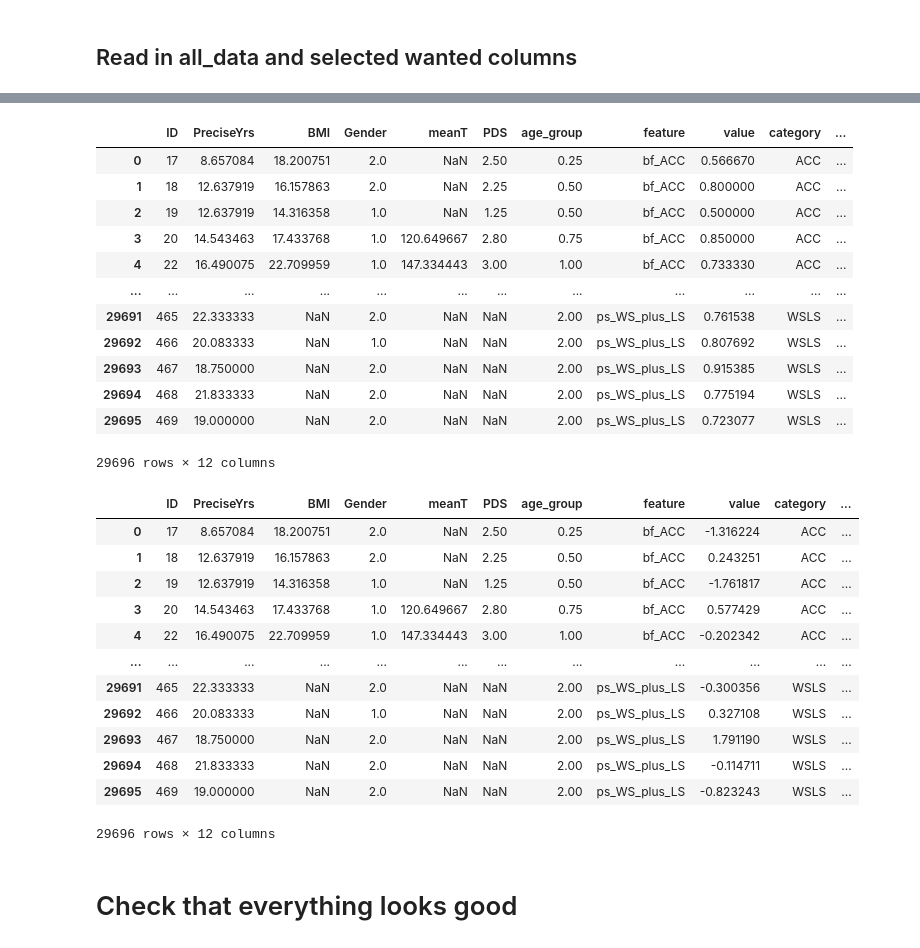
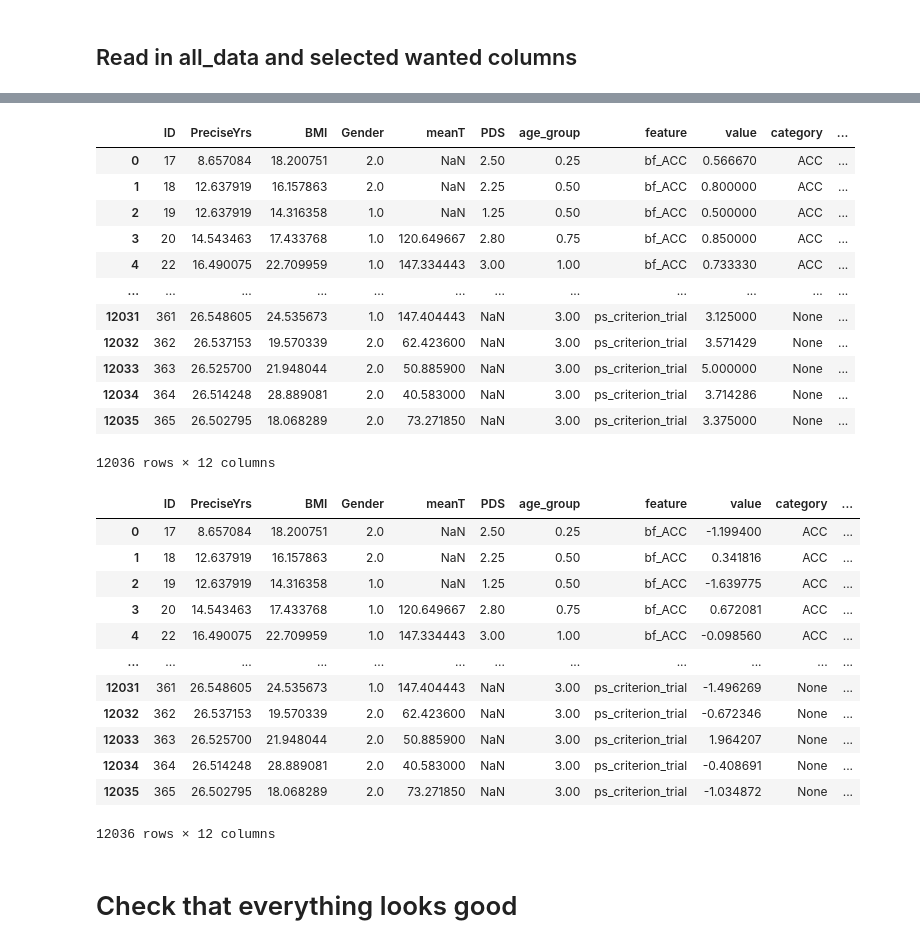
Before and after one commit to MariaEckstein/SLCN, a Jupyter notebook: models/MetaSLCN-2FormatAll_data.ipynb, the cells around one changed output, grey strips where cells are left out. Saved outputs shown, nothing was run; the diff lists cells and outputs as text; code cells hidden in the pictures.

```diff
--- a/models/MetaSLCN-2FormatAll_data.ipynb
+++ b/models/MetaSLCN-2FormatAll_data.ipynb
@@ -54,8 +35,8 @@ wanted_cols = [
 
     # Parameters
     'bf_alpha', 'bf_nalpha', 'bf_1_over_beta', 'bf_forget',
-    'rl_alpha', 'rl_persev', 'rl_forget', 'rl_wm', 'rl_epsilon', 'rl_K',
-    'ps_alpha', 'ps_nalpha', 'ps_1_over_beta_RL', 'ps_persev_RL', 'ps_1_over_beta_BF', 'ps_persev_BF', 'ps_p_switch', 'ps_p_reward',
+    'rl_log_alpha', 'rl_log_nalpha', 'rl_forget', 'rl_rho', 'rl_epsilon_1_over_beta', 'rl_K',
+    'ps_alpha', 'ps_nalpha', 'ps_1_over_beta_rl', 'ps_persev_rl', 'ps_1_over_beta_bf', 'ps_persev_bf', 'ps_p_switch', 'ps_p_reward',
 
     # Additional measures
     'rl_ACC_ns2_minus_ns5', 'rl_ACC_ns2_minus_ns5_delta', 'rl_RT_ns5_minus_ns2', 'rl_nsslope',
@@ -63,22 +44,13 @@ wanted_cols = [
     'ps_n_switches', 'ps_WLS', 'ps_LWS', 'ps_criterion_trial',
 #     'bf_exponential',
 ]
-
-wsls_cols = [col for col in all_data_cols if ('WS' in col) or ('LS' in col)]
-
-choice_param_cols = []
-update_param_cols = []
-for col in all_data_cols:
-    if ('beta' in col) or ('epsilon' in col) or ('forget' in col):
-        choice_param_cols += [col]
-    if 'alpha' in col:
-        update_param_cols += [col]
 # %% [markdown]
 # Format all_data
 # %% [markdown]
 ## Read in all_data and selected wanted columns
 # %%
-all_data = pd.read_csv(os.path.join(data_path, "all_data.csv"), index_col=0)
+all_data = pd.read_csv(os.path.join(data_save_path, "all_data_raw.csv"), index_col=0)
 all_data = all_data[wanted_cols]
+all_data.to_csv(os.path.join(data_save_path, 'all_data.csv'))
 all_data
 # %% [output]
@@ -123,7 +97,7 @@ See the caveats in the documentation: http://pandas.pydata.org/pandas-docs/stabl
 # %%
 def wsls_row_bool(feature):
 
-    if ('WS' in feature) or ('LS' in feature):
+    if ('WLS' in feature) or ('LWS' in feature):
         return True
     else:
         return False
@@ -138,13 +112,9 @@ def get_category_from_feature(data):
     category = data['feature'].apply(name_from_index, names=param_names + category_cols)
     category[category == 'p_switch_emp'] = 'ACC'
     category[category == 'p_reward'] = 'alpha'
-    category[data.feature.apply(wsls_row_bool)] = 'WSLS'
-#     data['category'] = data['feature'].apply(name_from_index, names=param_names + category_cols)
-#     data.loc[data.category == 'p_switch_emp', 'category'] = 'ACC'
-#     data.loc[data.category == 'p_reward', 'category'] = 'alpha'
-#     data.loc[data.feature.apply(wsls_row_bool), 'category'] = 'WSLS'
+    category[data.feature.apply(wsls_row_bool)] = 'XXS'
 
     return category
 
-# Example use
-get_category_from_feature(all_data_long)
+# # Example use
+# get_category_from_feature(all_data_long)
@@ -169,6 +126,9 @@ all_data_long = all_data.melt(id_vars=ages_cols+['age_group'], var_name='feature
 all_data_long['category'] = get_category_from_feature(all_data_long)
 all_data_long['task'] = all_data_long.feature.apply(lambda x : x[:2])
 all_data_long['param'] = all_data_long.feature.apply(lambda x : x[3:])
+
+# Save
+all_data_long.to_csv(os.path.join(data_save_path, 'all_data_long.csv'))
 all_data_long
 # %% [output]
 |  | ID | PreciseYrs | BMI | Gender | meanT | PDS | age_group | feature | value | category | ... |
@@ -178,35 +138,38 @@ all_data_long
 | 3 | 20 | 14.543463 | 17.433768 | 1.0 | 120.649667 | 2.80 | 0.75 | bf_ACC | 0.850000 | ACC | ... |
 | 4 | 22 | 16.490075 | 22.709959 | 1.0 | 147.334443 | 3.00 | 1.00 | bf_ACC | 0.733330 | ACC | ... |
 | ... | ... | ... | ... | ... | ... | ... | ... | ... | ... | ... | ... |
-| 29691 | 465 | 22.333333 | NaN | 2.0 | NaN | NaN | 2.00 | ps_WS_plus_LS | 0.761538 | WSLS | ... |
-| 29692 | 466 | 20.083333 | NaN | 1.0 | NaN | NaN | 2.00 | ps_WS_plus_LS | 0.807692 | WSLS | ... |
-| 29693 | 467 | 18.750000 | NaN | 2.0 | NaN | NaN | 2.00 | ps_WS_plus_LS | 0.915385 | WSLS | ... |
-| 29694 | 468 | 21.833333 | NaN | 2.0 | NaN | NaN | 2.00 | ps_WS_plus_LS | 0.775194 | WSLS | ... |
-| 29695 | 469 | 19.000000 | NaN | 2.0 | NaN | NaN | 2.00 | ps_WS_plus_LS | 0.723077 | WSLS | ... |
+| 12031 | 361 | 26.548605 | 24.535673 | 1.0 | 147.404443 | NaN | 3.00 | ps_criterion_trial | 3.125000 | None | ... |
+| 12032 | 362 | 26.537153 | 19.570339 | 2.0 | 62.423600 | NaN | 3.00 | ps_criterion_trial | 3.571429 | None | ... |
+| 12033 | 363 | 26.525700 | 21.948044 | 2.0 | 50.885900 | NaN | 3.00 | ps_criterion_trial | 5.000000 | None | ... |
+| 12034 | 364 | 26.514248 | 28.889081 | 2.0 | 40.583000 | NaN | 3.00 | ps_criterion_trial | 3.714286 | None | ... |
+| 12035 | 365 | 26.502795 | 18.068289 | 2.0 | 73.271850 | NaN | 3.00 | ps_criterion_trial | 3.375000 | None | ... |
-29696 rows × 12 columns
+12036 rows × 12 columns
 # %%
 # Melt all_data_z
 all_data_long_z = all_data_z.melt(id_vars=ages_cols+['age_group'], var_name='feature')
 
 # Add columns
 all_data_long_z['category'] = get_category_from_feature(all_data_long_z)
 all_data_long_z['task'] = all_data_long_z.feature.apply(lambda x : x[:2])
 all_data_long_z['param'] = all_data_long_z.feature.apply(lambda x : x[3:])
+
+# Save
+all_data_long_z.to_csv(os.path.join(data_save_path, 'all_data_long_z.csv'))
 all_data_long_z
 # %% [output]
 |  | ID | PreciseYrs | BMI | Gender | meanT | PDS | age_group | feature | value | category | ... |
-| 0 | 17 | 8.657084 | 18.200751 | 2.0 | NaN | 2.50 | 0.25 | bf_ACC | -1.316224 | ACC | ... |
-| 1 | 18 | 12.637919 | 16.157863 | 2.0 | NaN | 2.25 | 0.50 | bf_ACC | 0.243251 | ACC | ... |
-| 2 | 19 | 12.637919 | 14.316358 | 1.0 | NaN | 1.25 | 0.50 | bf_ACC | -1.761817 | ACC | ... |
-| 3 | 20 | 14.543463 | 17.433768 | 1.0 | 120.649667 | 2.80 | 0.75 | bf_ACC | 0.577429 | ACC | ... |
-| 4 | 22 | 16.490075 | 22.709959 | 1.0 | 147.334443 | 3.00 | 1.00 | bf_ACC | -0.202342 | ACC | ... |
+| 0 | 17 | 8.657084 | 18.200751 | 2.0 | NaN | 2.50 | 0.25 | bf_ACC | -1.199400 | ACC | ... |
+| 1 | 18 | 12.637919 | 16.157863 | 2.0 | NaN | 2.25 | 0.50 | bf_ACC | 0.341816 | ACC | ... |
+| 2 | 19 | 12.637919 | 14.316358 | 1.0 | NaN | 1.25 | 0.50 | bf_ACC | -1.639775 | ACC | ... |
+| 3 | 20 | 14.543463 | 17.433768 | 1.0 | 120.649667 | 2.80 | 0.75 | bf_ACC | 0.672081 | ACC | ... |
+| 4 | 22 | 16.490075 | 22.709959 | 1.0 | 147.334443 | 3.00 | 1.00 | bf_ACC | -0.098560 | ACC | ... |
 | ... | ... | ... | ... | ... | ... | ... | ... | ... | ... | ... | ... |
-| 29691 | 465 | 22.333333 | NaN | 2.0 | NaN | NaN | 2.00 | ps_WS_plus_LS | -0.300356 | WSLS | ... |
-| 29692 | 466 | 20.083333 | NaN | 1.0 | NaN | NaN | 2.00 | ps_WS_plus_LS | 0.327108 | WSLS | ... |
-| 29693 | 467 | 18.750000 | NaN | 2.0 | NaN | NaN | 2.00 | ps_WS_plus_LS | 1.791190 | WSLS | ... |
-| 29694 | 468 | 21.833333 | NaN | 2.0 | NaN | NaN | 2.00 | ps_WS_plus_LS | -0.114711 | WSLS | ... |
-| 29695 | 469 | 19.000000 | NaN | 2.0 | NaN | NaN | 2.00 | ps_WS_plus_LS | -0.823243 | WSLS | ... |
+| 12031 | 361 | 26.548605 | 24.535673 | 1.0 | 147.404443 | NaN | 3.00 | ps_criterion_trial | -1.496269 | None | ... |
+| 12032 | 362 | 26.537153 | 19.570339 | 2.0 | 62.423600 | NaN | 3.00 | ps_criterion_trial | -0.672346 | None | ... |
+| 12033 | 363 | 26.525700 | 21.948044 | 2.0 | 50.885900 | NaN | 3.00 | ps_criterion_trial | 1.964207 | None | ... |
+| 12034 | 364 | 26.514248 | 28.889081 | 2.0 | 40.583000 | NaN | 3.00 | ps_criterion_trial | -0.408691 | None | ... |
+| 12035 | 365 | 26.502795 | 18.068289 | 2.0 | 73.271850 | NaN | 3.00 | ps_criterion_trial | -1.034872 | None | ... |
-29696 rows × 12 columns
+12036 rows × 12 columns
 # %% [markdown]
 # Check that everything looks good
 # %%
```
Also changed, not shown: parts of 133 cells of this notebook, 7 other files.
